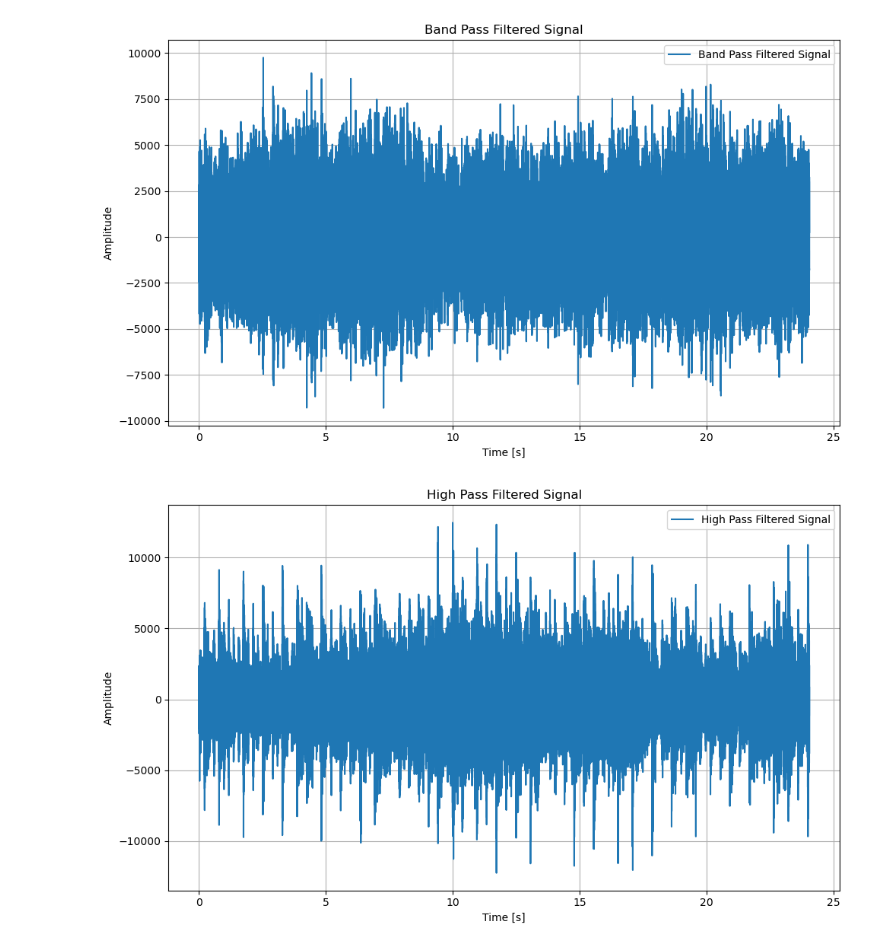
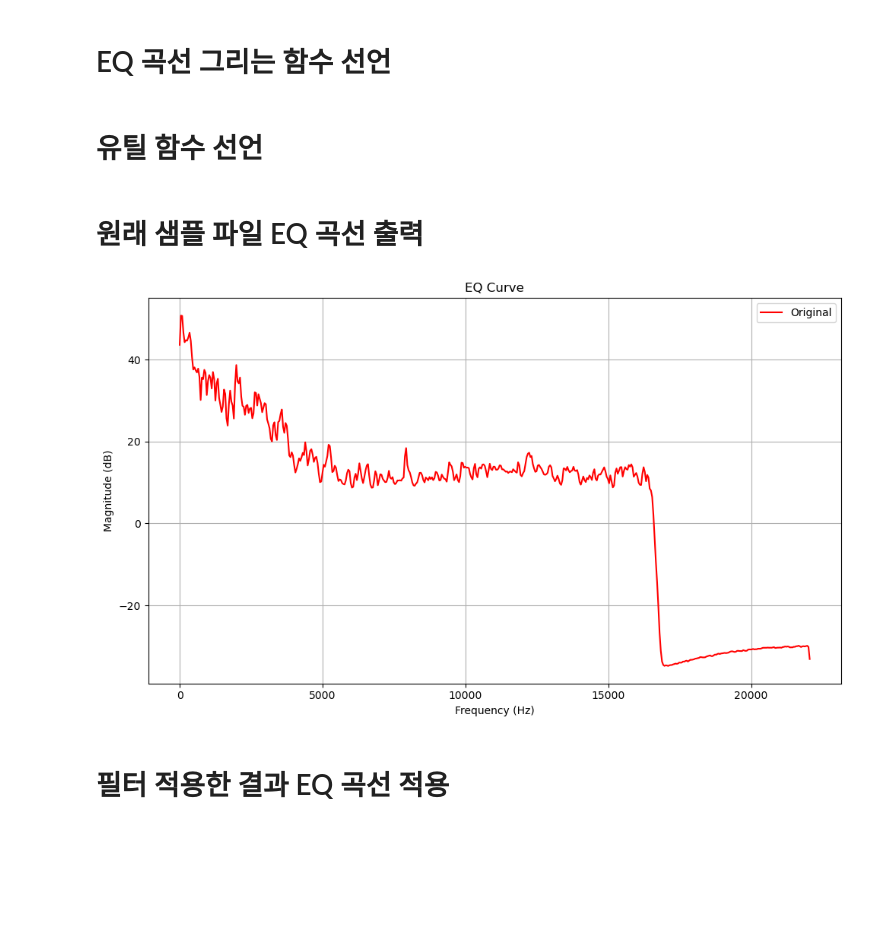
Before and after one commit to PNU-AID/audio-DSP-study, a Jupyter notebook: gamchan/0810/impulse_response.ipynb, the cells around one changed output. Drawn from its saved outputs; the diff is of its cells as text; code cells hidden in the pictures; blank space fills up the shorter version.

```diff
--- a/gamchan/0810/impulse_response.ipynb
+++ b/gamchan/0810/impulse_response.ipynb
@@ -63,0 +14,42 @@ plot_signal(time, data, "Original Signal")
+# %%
+def cheby_bandstop_sos(lowcut, highcut, fs, order=5):
+    sos = cheby1(order, 1, [lowcut, highcut], btype='stop', analog=False, output='sos', fs=fs)
+    return sos
+# %%
+def cheby_lowpass_sos(highcut, fs, order=5):
+    sos = cheby1(order, 1, highcut, btype='low', analog=False, output='sos', fs=fs)
+    return sos
+# %%
+def cheby_highpass_sos(lowcut, fs, order=5):
+    sos = cheby1(order, 1, lowcut, btype='high', analog=False, output='sos', fs=fs)
+    return sos
+# %% [markdown]
+# EQ 곡선 그리는 함수 선언
+# %%
+def plot_eq_curve(freq, y_origin, y_filter, filter_type=None, lowcut=None, highcut=None):
+    plt.figure(figsize=(10, 6))
+
+    plt.plot(freq, y_origin, 'r', label="Original")
+
+    if filter_type:
+        plt.plot(freq, y_filter, 'b', label=f'Filtered {filter_type}')
+        if filter_type == "LPF" and highcut:
+            plt.xlim([0, 2 * highcut])
+            plt.axvline(highcut, color='g', linestyle='--', label=f'Cutoff: {highcut} Hz')
+        elif filter_type == "HPF" and lowcut:
+            plt.xlim([0, 2 * lowcut])
+            plt.axvline(lowcut, color='g', linestyle='--', label=f'Cutoff: {lowcut} Hz')
+        elif filter_type in ["BPF", "BSF"] and highcut and lowcut:
+            plt.xlim([0, 2 * highcut])
+            plt.axvspan(lowcut, highcut, color='green', alpha=0.2, label=f'{filter_type} region: {lowcut}~{highcut} Hz')
+
+    plt.title('EQ Curve')
+    plt.xlabel('Frequency (Hz)')
+    plt.ylabel('Magnitude (dB)')
+    plt.legend()
+    plt.grid()
+    plt.tight_layout()
+    plt.savefig(f'../media/{filter_type}.png')
+    plt.show()
+# %% [markdown]
+# 유틸 함수 선언
@@ -64,15 +100,14 @@ plot_signal(time, data, "Original Signal")
+# %% [markdown]
+# 원래 샘플 파일 EQ 곡선 출력
+# %%
+with warnings.catch_warnings():
+    warnings.simplefilter('ignore')
+    fs, data = wavfile.read('../media/sample.wav')
+apply_filter(data=data, fs=fs)
+# %% [output]
+[figure, added]
+# %% [markdown]
+# 필터 적용한 결과 EQ 곡선 적용
 # %%
 lowcut = 500.0
 highcut = 1500.0
-# %%
-# Apply BPF
-data_bpf = apply_filter(data, fs, "BPF", lowcut, highcut)
-plot_signal(time, data_bpf, "Band Pass Filtered Signal")
-# %% [output]
-[figure, removed]
-# %%
-# Apply HPF
-data_hpf = apply_filter(data, fs, "HPF", lowcut=highcut)
-plot_signal(time, data_hpf, "High Pass Filtered Signal")
-# %% [output]
-[figure, removed]
```
Also changed, not shown: parts of 17 cells of this notebook, 1 other file.
